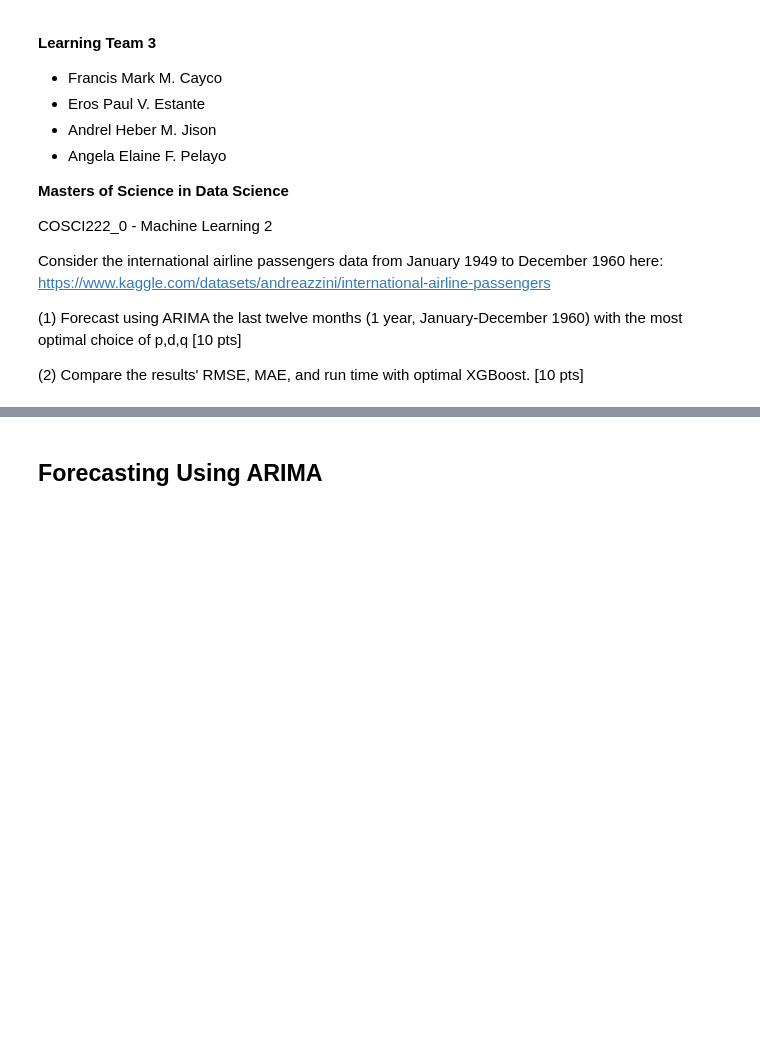
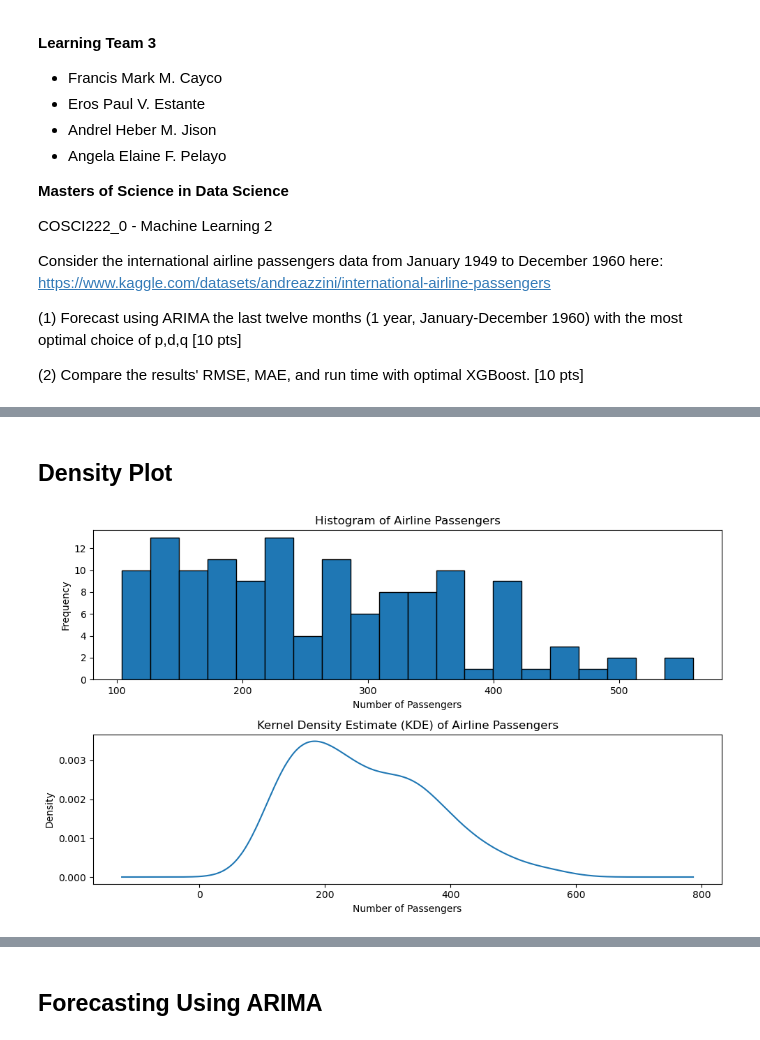
Before and after one commit to PeteCastle/airline_passengers_prediction, a Jupyter notebook: main-eros.ipynb, the cells around one changed output, grey strips where cells are left out. Saved outputs shown, nothing was run; the diff lists cells and outputs as text; code cells hidden in the pictures; blank space fills up the shorter version.

```diff
--- a/main-eros.ipynb
+++ b/main-eros.ipynb
@@ -41,0 +94,32 @@ df_test = df[df['Date'] >= '1960-01-01']
+# %% [markdown]
+## Density Plot
+# %%
+import matplotlib.pyplot as plt
+
+# Extract the 'Passengers' column from the training dataset
+series = df_train['Passengers']
+
+# Create the figure for subplots with appropriate size
+plt.figure(figsize=(10, 6))
+
+# Create the histogram in the first subplot
+plt.subplot(2, 1, 1)
+plt.hist(series, bins=20, edgecolor='black')
+plt.title('Histogram of Airline Passengers')
+plt.xlabel('Number of Passengers')
+plt.ylabel('Frequency')
+
+# Create the kernel density estimate (KDE) plot in the second subplot
+plt.subplot(2, 1, 2)
+series.plot(kind='kde')
+plt.title('Kernel Density Estimate (KDE) of Airline Passengers')
+plt.xlabel('Number of Passengers')
+plt.ylabel('Density')
+
+# Adjust layout to prevent overlap
+plt.tight_layout()
+
+# Show the plot
+plt.show()
+# %% [output]
+[figure, added]
```
Also changed, not shown: parts of 14 cells of this notebook.
